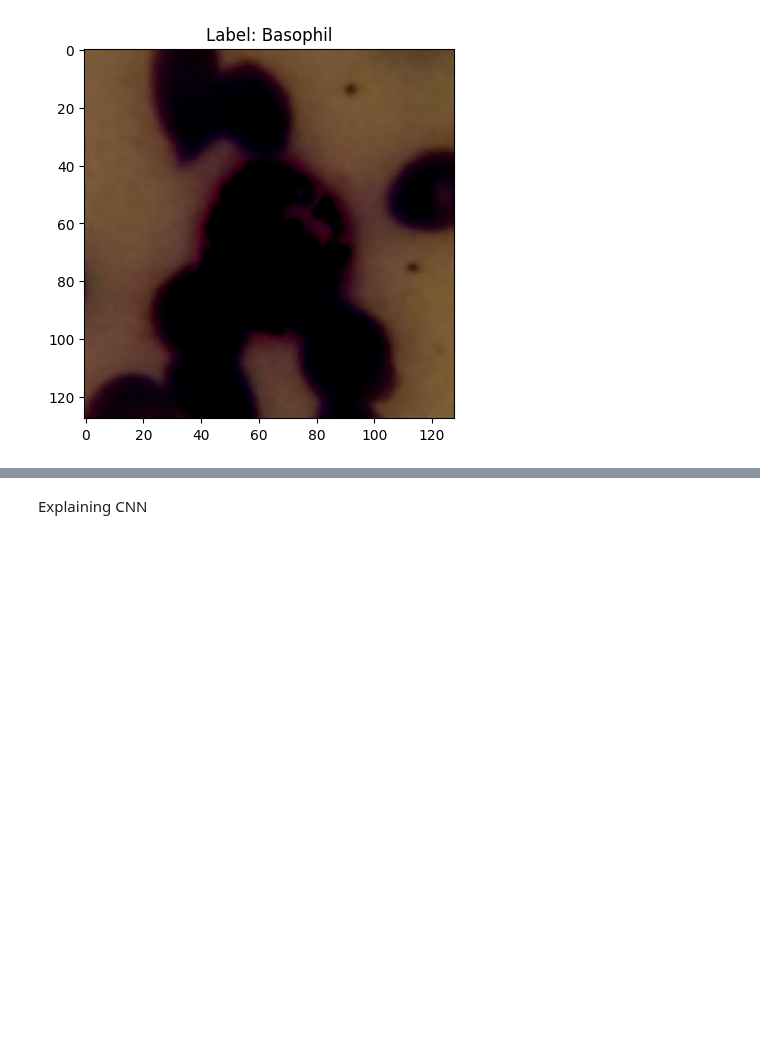
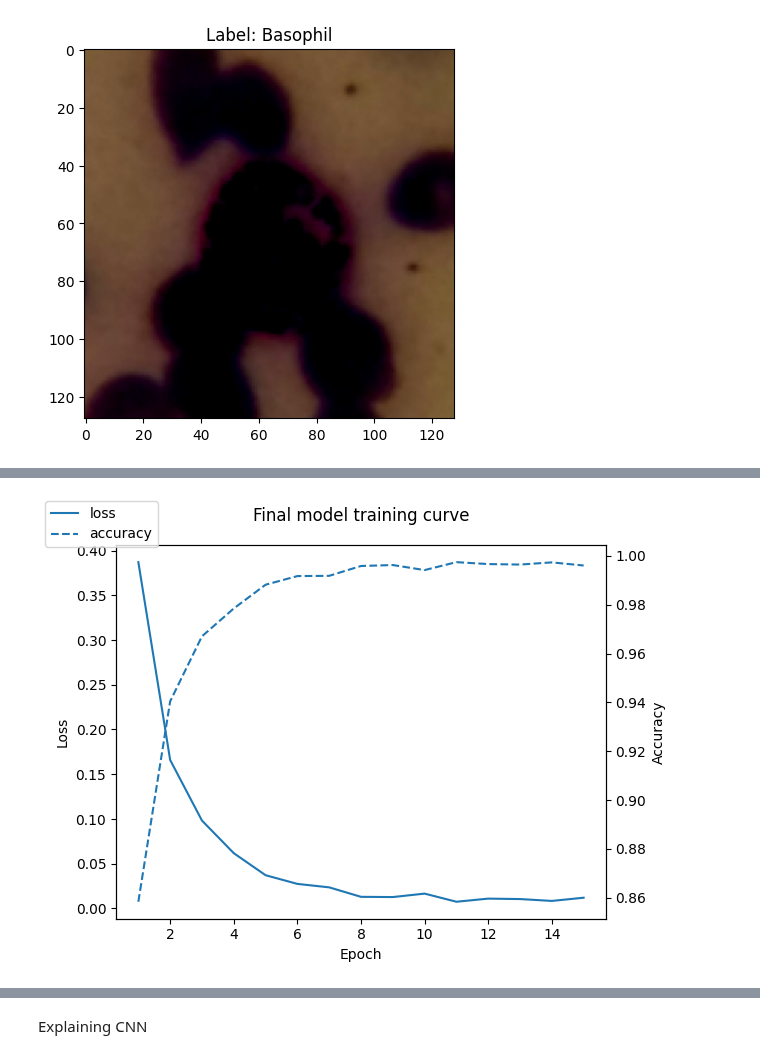
Before and after one commit to Justen762/345-Project, a Jupyter notebook: 345_project.ipynb, the cells around one changed output, grey strips where cells are left out. Cells and saved outputs as stored; diff of their text form; code cells hidden in the pictures; blank space fills up the shorter version.

```diff
--- a/345_project.ipynb
+++ b/345_project.ipynb
@@ -45,0 +250,18 @@ from sklearn.metrics import accuracy_score
+# %%
+# Training curve
+fig1, ax1 = plt.subplots()
+ax1.set_xlabel("Epoch")
+ax1.set_ylabel("Loss")
+ax1.plot(final_df["epoch"], final_df["loss"], label="loss")
+
+ax2 = ax1.twinx() # second axis for accuracy
+ax2.set_ylabel("Accuracy")
+ax2.plot(final_df["epoch"], final_df["acc"],
+         linestyle="--", label="accuracy")
+
+fig1.suptitle("Final model training curve")
+fig1.tight_layout()
+fig1.legend(loc="upper left")
+plt.show()
+# %% [output]
+[figure, added]
```
Also changed, not shown: parts of 10 cells of this notebook.
